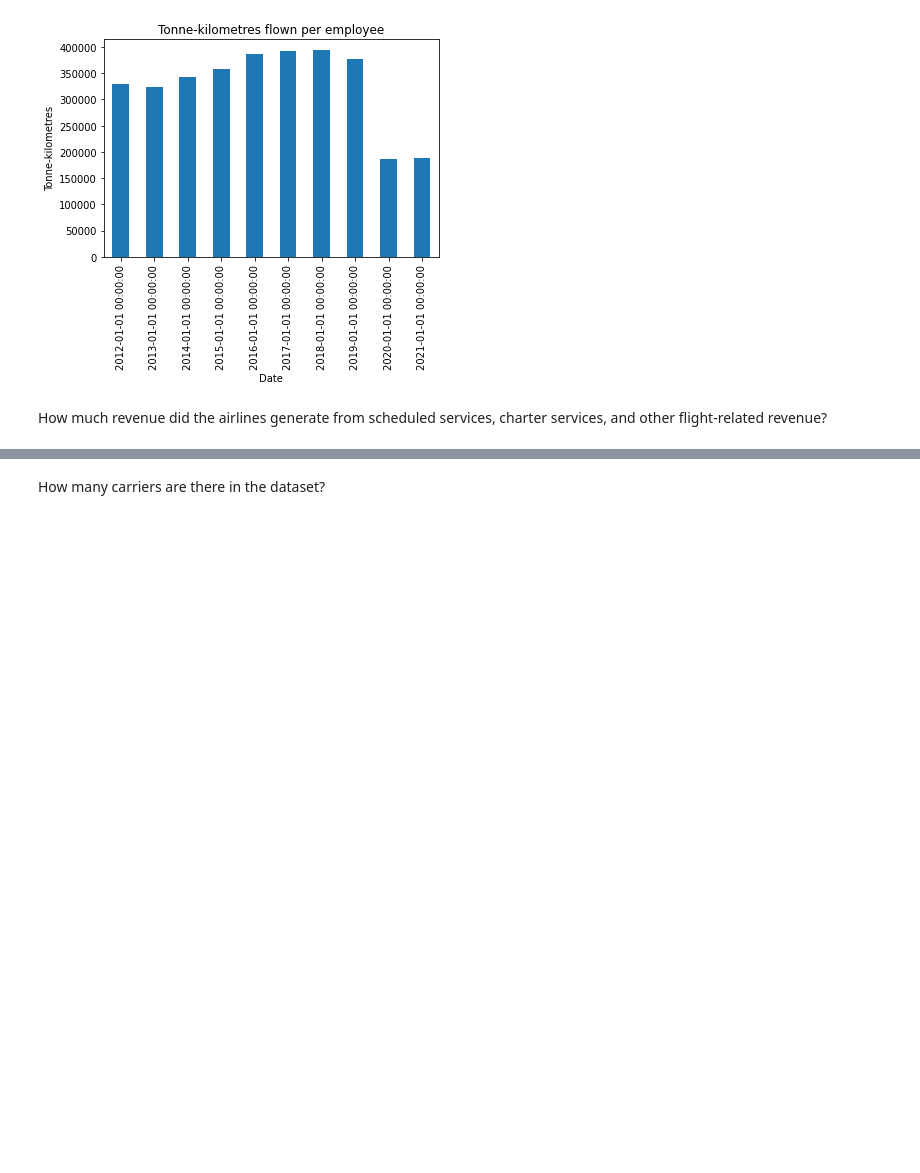
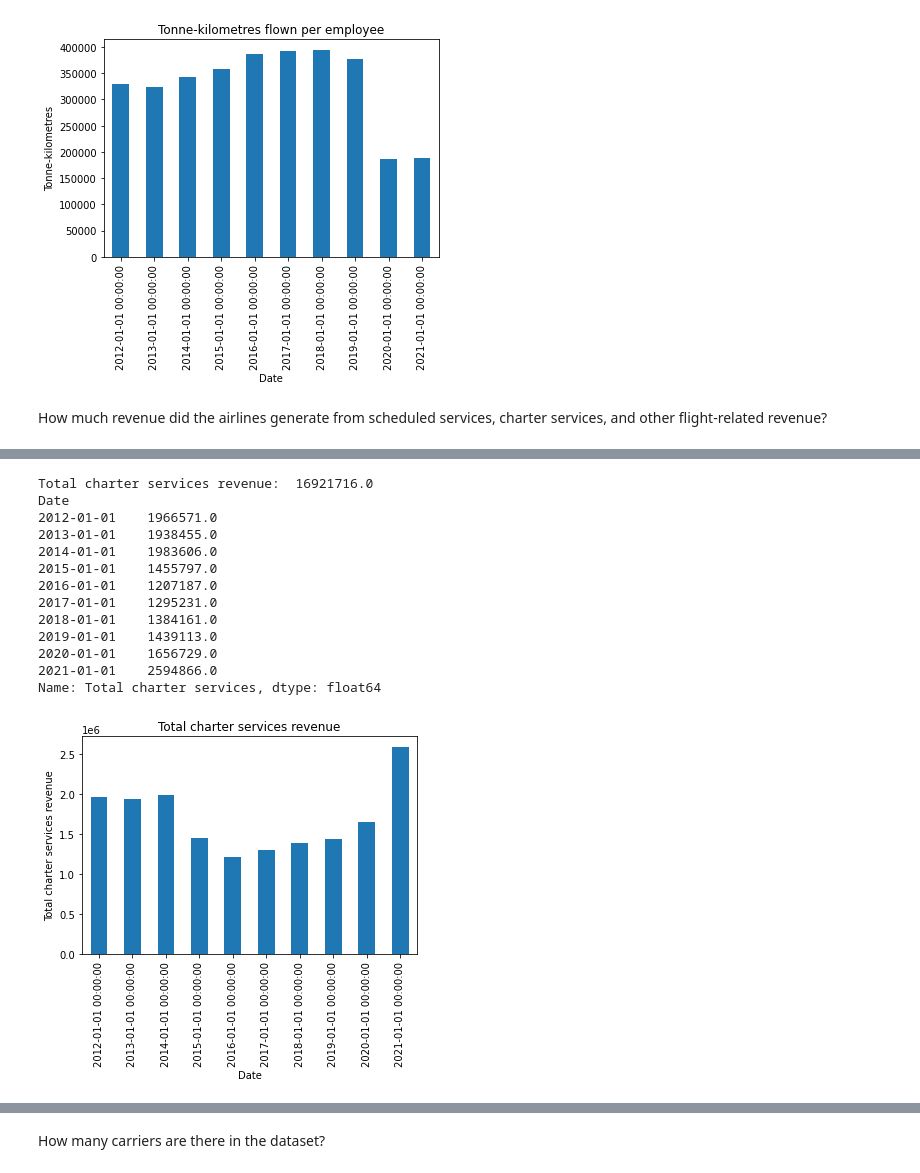
Before and after one commit to AustinPerea/Capstone-EDA, a Jupyter notebook: Airline_Operating.ipynb, the cells around one changed output, grey strips where cells are left out. Cells and saved outputs as stored; diff of their text form; code cells hidden in the pictures; blank space fills up the shorter version.

```diff
--- a/Airline_Operating.ipynb
+++ b/Airline_Operating.ipynb
@@ -273,0 +303,22 @@ Name: Tonne-kilometres flown per employee, dtype: float64
+# %%
+ax = df['Total charter services'].plot.bar(title='Total charter services revenue')
+ax.set_ylabel("Total charter services revenue")
+
+dfORPE = df.loc[:]['Total charter services']
+print('Total charter services revenue: ', df['Total charter services'].sum())
+print(dfORPE)
+# %% [output]
+Total charter services revenue:  16921716.0
+Date
+2012-01-01    1966571.0
+2013-01-01    1938455.0
+2014-01-01    1983606.0
+2015-01-01    1455797.0
+2016-01-01    1207187.0
+2017-01-01    1295231.0
+2018-01-01    1384161.0
+2019-01-01    1439113.0
+2020-01-01    1656729.0
+2021-01-01    2594866.0
+Name: Total charter services, dtype: float64
+[figure, added]
```
Also changed, not shown: parts of 4 cells of this notebook.
